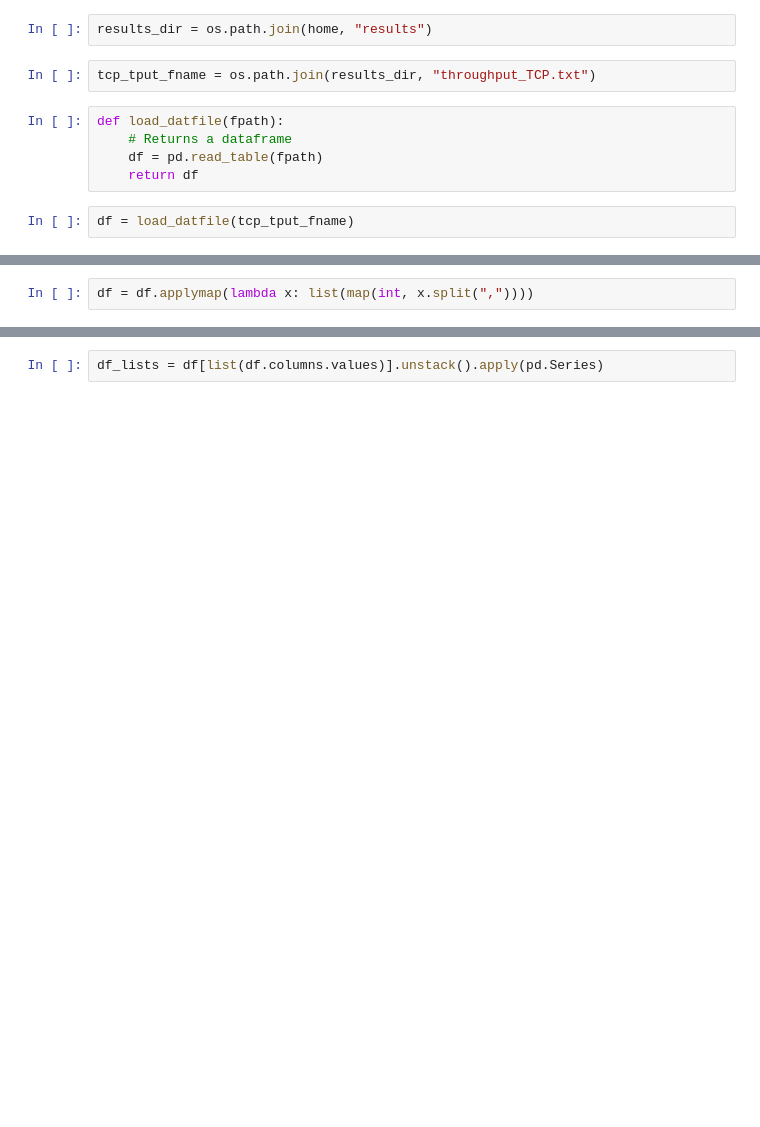
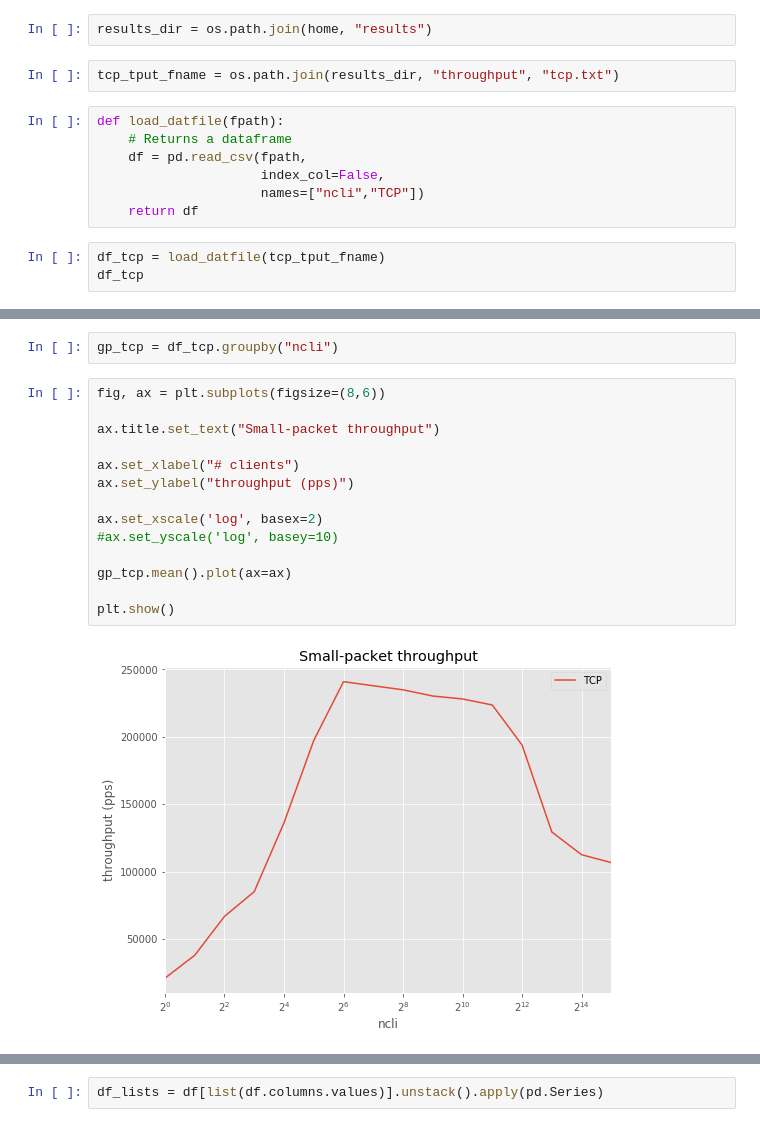
Before and after one commit to theanoli/tsch, a Jupyter notebook: mininetpipe/throughput.ipynb, the cells around one changed output, grey strips where cells are left out. Saved outputs shown, nothing was run; the diff lists cells and outputs as text; blank space fills up the shorter version.

Commit message:
add some new throughput results

```diff
--- a/mininetpipe/throughput.ipynb
+++ b/mininetpipe/throughput.ipynb
@@ -22,11 +22,14 @@ print(home)
 # %%
 results_dir = os.path.join(home, "results")
 # %%
-tcp_tput_fname = os.path.join(results_dir, "throughput_TCP.txt")
+tcp_tput_fname = os.path.join(results_dir, "throughput", "tcp.txt")
 # %%
 def load_datfile(fpath):
     # Returns a dataframe
-    df = pd.read_table(fpath)
+    df = pd.read_csv(fpath,
+                     index_col=False,
+                     names=["ncli","TCP"])
     return df
 # %%
-df = load_datfile(tcp_tput_fname)
+df_tcp = load_datfile(tcp_tput_fname)
+df_tcp
@@ -33,2 +54,18 @@ df = load_datfile(tcp_tput_fname)
-# %%
-df = df.applymap(lambda x: list(map(int, x.split(","))))
+# %%
+gp_tcp = df_tcp.groupby("ncli")
+# %%
+fig, ax = plt.subplots(figsize=(8,6))
+
+ax.title.set_text("Small-packet throughput")
+
+ax.set_xlabel("# clients")
+ax.set_ylabel("throughput (pps)")
+
+ax.set_xscale('log', basex=2)
+#ax.set_yscale('log', basey=10)
+
+gp_tcp.mean().plot(ax=ax)
+
+plt.show()
+# %% [output]
+[figure, added]
```
Also changed, not shown: parts of 2 cells of this notebook, 5 other files.
